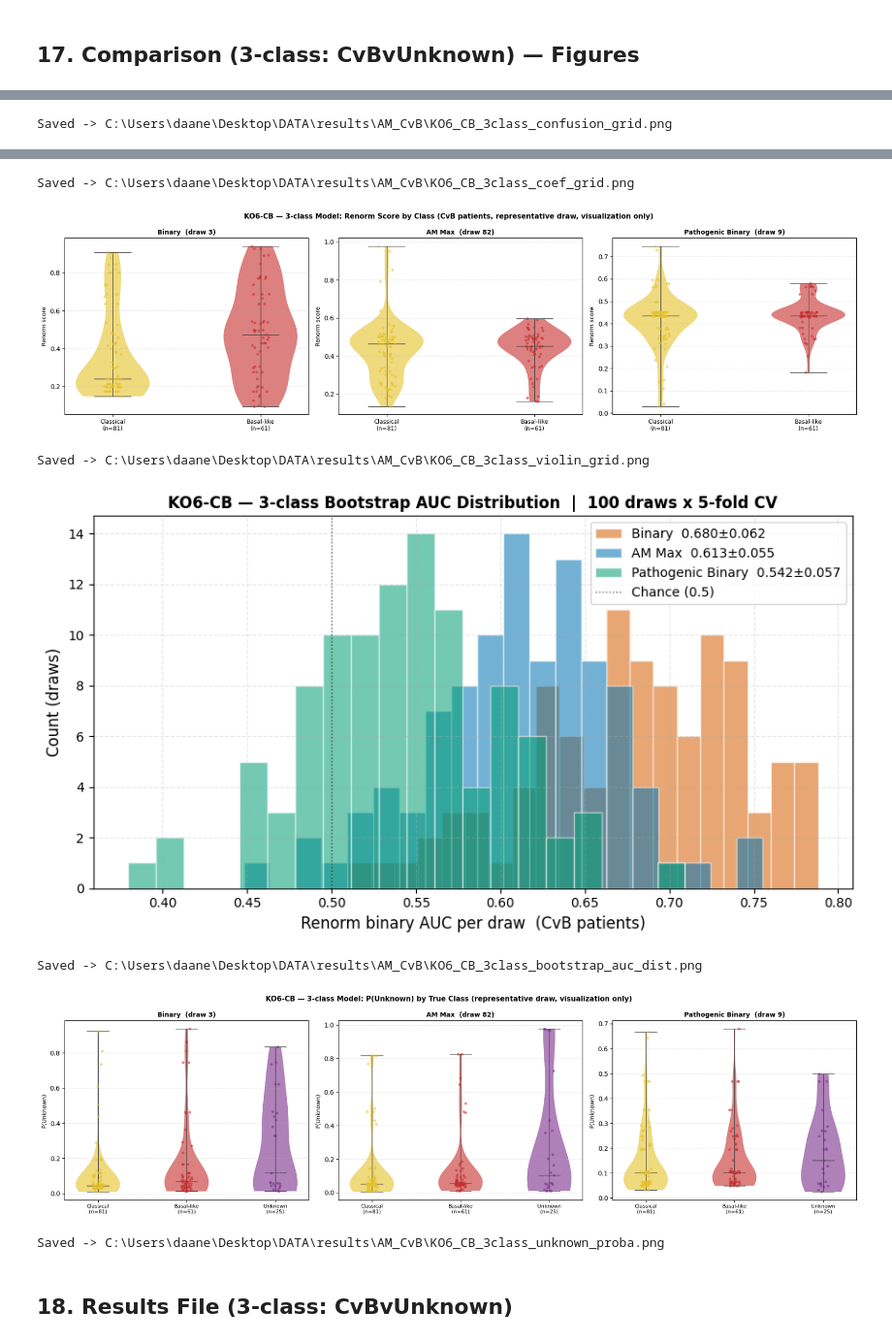
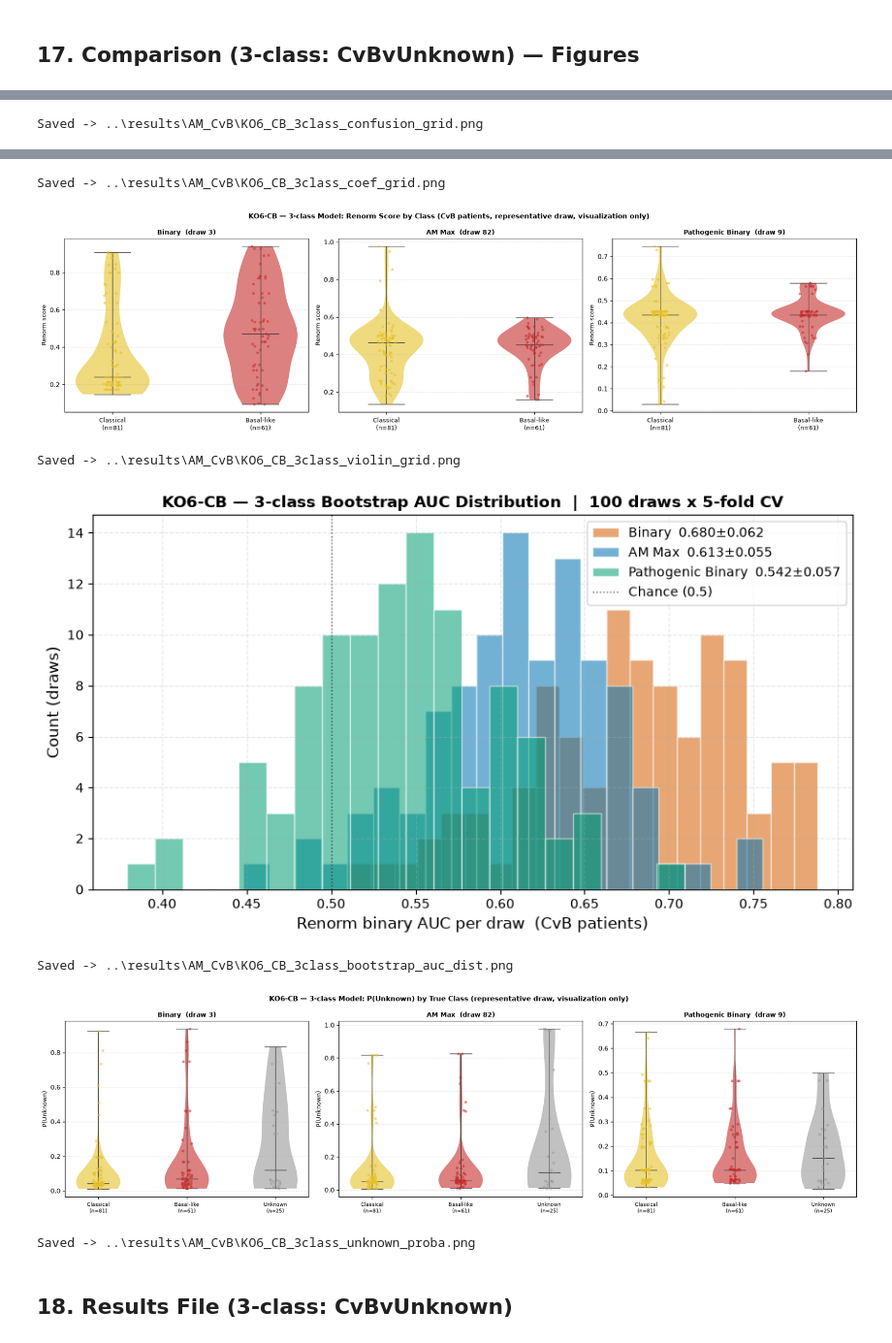
Before and after one commit to AlphaMissense-In-PDAC/AlphaMissense-In-PDAC, a Jupyter notebook: 2_Analyses/KO6_4_Classical_Basal_LDA.ipynb, the cells around one changed output, grey strips where cells are left out. Shown at 97% size. Drawn from its saved outputs; the diff is of its cells as text; code cells hidden in the pictures.

```diff
--- a/2_Analyses/KO6_4_Classical_Basal_LDA.ipynb
+++ b/2_Analyses/KO6_4_Classical_Basal_LDA.ipynb
@@ -183,13 +186,13 @@ SUBTYPE_BASAL     = 'basal-like'
 # ── Paths ─────────────────────────────────────────────────────────────────────
 # DATA_DIR       = Path('C:/Users/daane/Desktop/DATA')
 DATA_DIR       = Path('C:/2604_BRP/Data')
-PARQUET        = DATA_DIR / 'merged_tcga_1000G.parquet'
-REACTOME_DIR   = DATA_DIR / 'reactome_hierarchy'
-RESULTS_DIR    = DATA_DIR / 'results'
+PARQUET        = Path('../3_Data/merged_tcga_1000G.parquet')
+REACTOME_DIR   = Path('../3_Data/reactome_hierarchy')
+RESULTS_DIR    = Path('../results')
 # REPO_ROOT      = Path('C:/Users/daane/Desktop/GitHub Repos/Bachelor_Research_Project')
 REPO_ROOT      = Path('C:/2604_BRP/Bachelor_Research_Project')
 RESULTS_DIR_CB = RESULTS_DIR / 'AM_CvB'
-RESULTS_DIR_CB.mkdir(exist_ok=True)
+RESULTS_DIR_CB.mkdir(parents=True, exist_ok=True)
 
 # ── Colours (Wong colour-blind-safe palette) ──────────────────────────────────
 WONG = {
@@ -1882,7 +1885,7 @@ else:
 
     # ── Figure 6: P(Unknown) by true class (supplementary) ───────────────────────
     _cls_names_3  = ['Classical', 'Basal-like', 'Unknown']
-    _cls_colors_3 = [YELLOW_WARM, RED_DEEP, PURPLE]
+    _cls_colors_3 = [YELLOW_WARM, RED_DEEP, GREY]
     fig, axes = plt.subplots(1, 3, figsize=(18, 5))
     for ax, label, proba_all, rep in zip(
             axes, FEAT_LABELS,
@@ -1928,2 +1931,2 @@ Saved -> C:\Users\daane\Desktop\DATA\results\AM_CvB\KO6_CB_3class_roc_pr.png
 [figure]
-Saved -> C:\Users\daane\Desktop\DATA\results\AM_CvB\KO6_CB_3class_confusion_grid.png
+Saved -> ..\results\AM_CvB\KO6_CB_3class_confusion_grid.png
@@ -1931,10 +1934,10 @@ Saved -> C:\Users\daane\Desktop\DATA\results\AM_CvB\KO6_CB_3class_confusion_grid
-Saved -> C:\Users\daane\Desktop\DATA\results\AM_CvB\KO6_CB_3class_coef_grid.png
+Saved -> ..\results\AM_CvB\KO6_CB_3class_coef_grid.png
 [figure]
-Saved -> C:\Users\daane\Desktop\DATA\results\AM_CvB\KO6_CB_3class_violin_grid.png
+Saved -> ..\results\AM_CvB\KO6_CB_3class_violin_grid.png
-[figure, old version]
+[figure, new version]
-Saved -> C:\Users\daane\Desktop\DATA\results\AM_CvB\KO6_CB_3class_bootstrap_auc_dist.png
+Saved -> ..\results\AM_CvB\KO6_CB_3class_bootstrap_auc_dist.png
-[figure, old version]
+[figure, new version]
-Saved -> C:\Users\daane\Desktop\DATA\results\AM_CvB\KO6_CB_3class_unknown_proba.png
+Saved -> ..\results\AM_CvB\KO6_CB_3class_unknown_proba.png
 # %% [markdown]
 ## 18. Results File (3-class: CvBvUnknown)
 # %%
```
Also changed, not shown: parts of 13 cells of this notebook, 12 other files.
